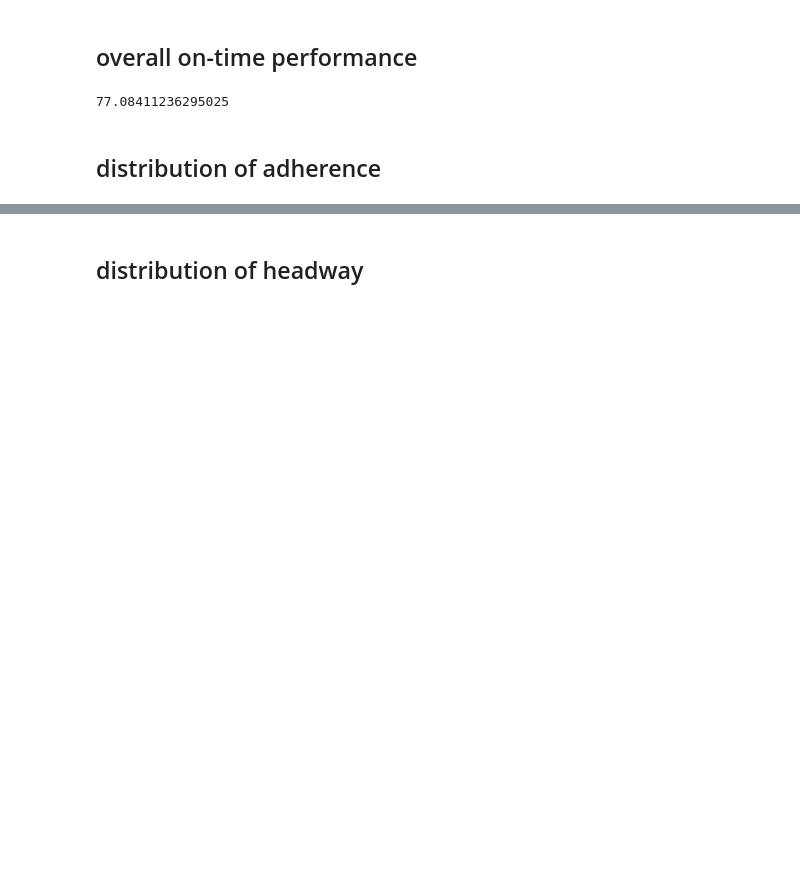
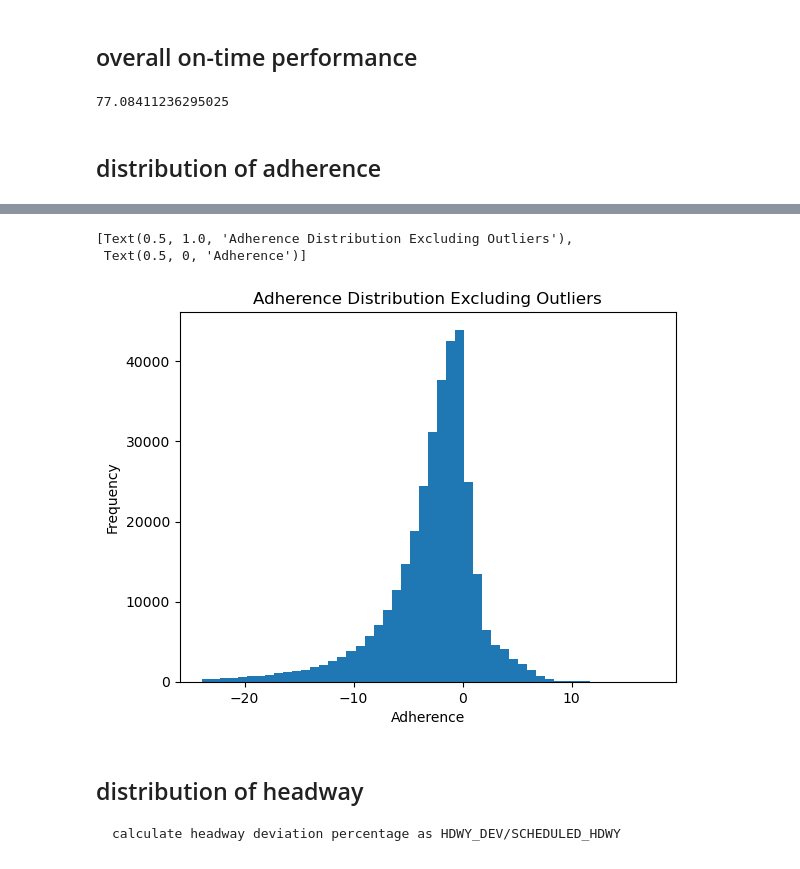
Before and after one commit to NSS-Data-Analytics-Cohort-11/wego-raiders, a Jupyter notebook: notebooks/wego.ipynb, the cells around one changed output, grey strips where cells are left out. Drawn from its saved outputs; the diff is of its cells as text; code cells hidden in the pictures; blank space fills up the shorter version.

```diff
--- a/notebooks/wego.ipynb
+++ b/notebooks/wego.ipynb
@@ -39,3 +55,5 @@ wego.shape
+# %%
+wego['SCHEDULED_TIME']=pd.to_datetime(wego['SCHEDULED_TIME'])
 # %% [markdown]
 Headway is the amount of time between a bus and the prior bus at the same stop. In the dataset, the amount of headway scheduled is contained in the SCHEDULED_HDWY column and indicates the difference between the scheduled time for a particular stop and the scheduled time for the previous bus on that same stop.
 
@@ -88,2 +128,22 @@ wego[[
+# %%
+ad_mean = wego['ADHERENCE'].mean()
+ad_std = np.std(wego['ADHERENCE'])
+ax = (
+    wego[wego['ADHERENCE'].between(ad_mean - ad_std*3,
+                                   ad_mean + ad_std*3,
+                                   inclusive='both')]
+    ['ADHERENCE']
+    .plot(kind='hist',
+          bins=50)
+)
+ax.set(
+    title='Adherence Distribution Excluding Outliers',
+    xlabel='Adherence'
+    )
+# %% [output]
+[Text(0.5, 1.0, 'Adherence Distribution Excluding Outliers'),
+ Text(0.5, 0, 'Adherence')]
+[figure, added]
 # %% [markdown]
 ## distribution of headway
+    calculate headway deviation percentage as HDWY_DEV/SCHEDULED_HDWY
```
Also changed, not shown: parts of 21 cells of this notebook.
